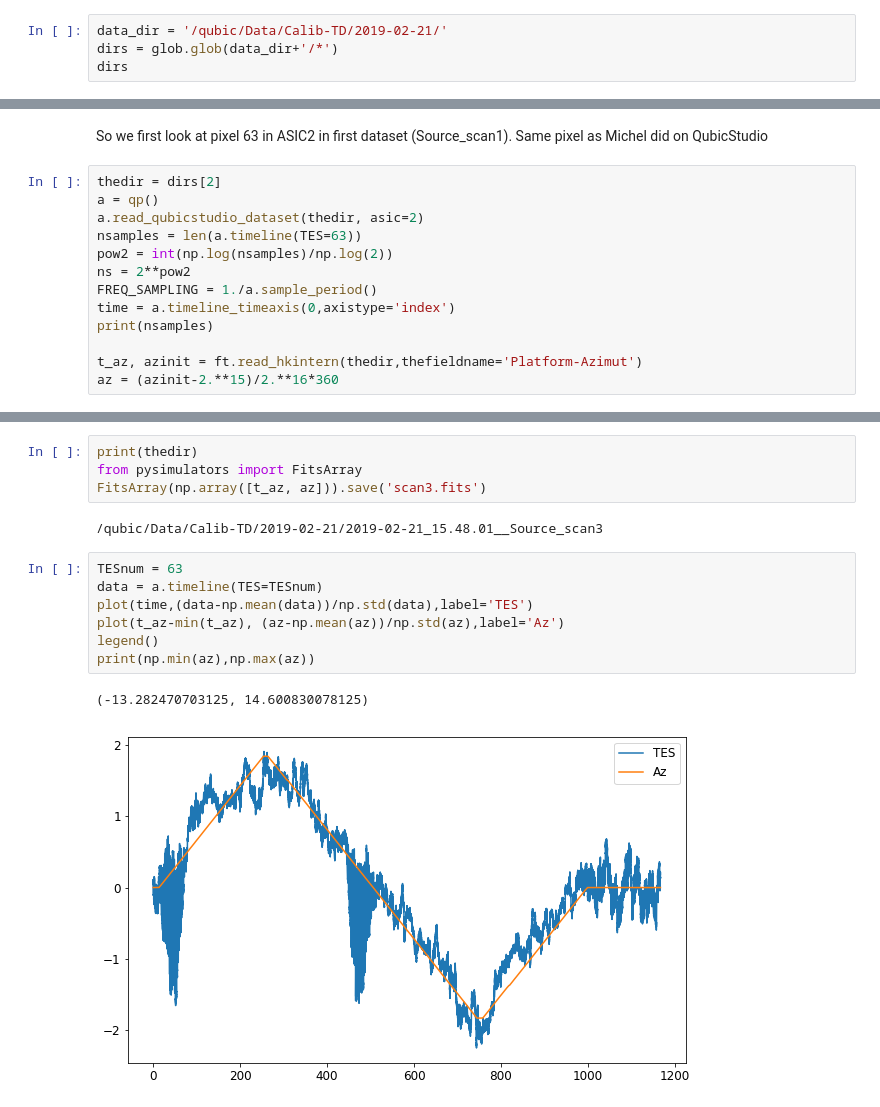
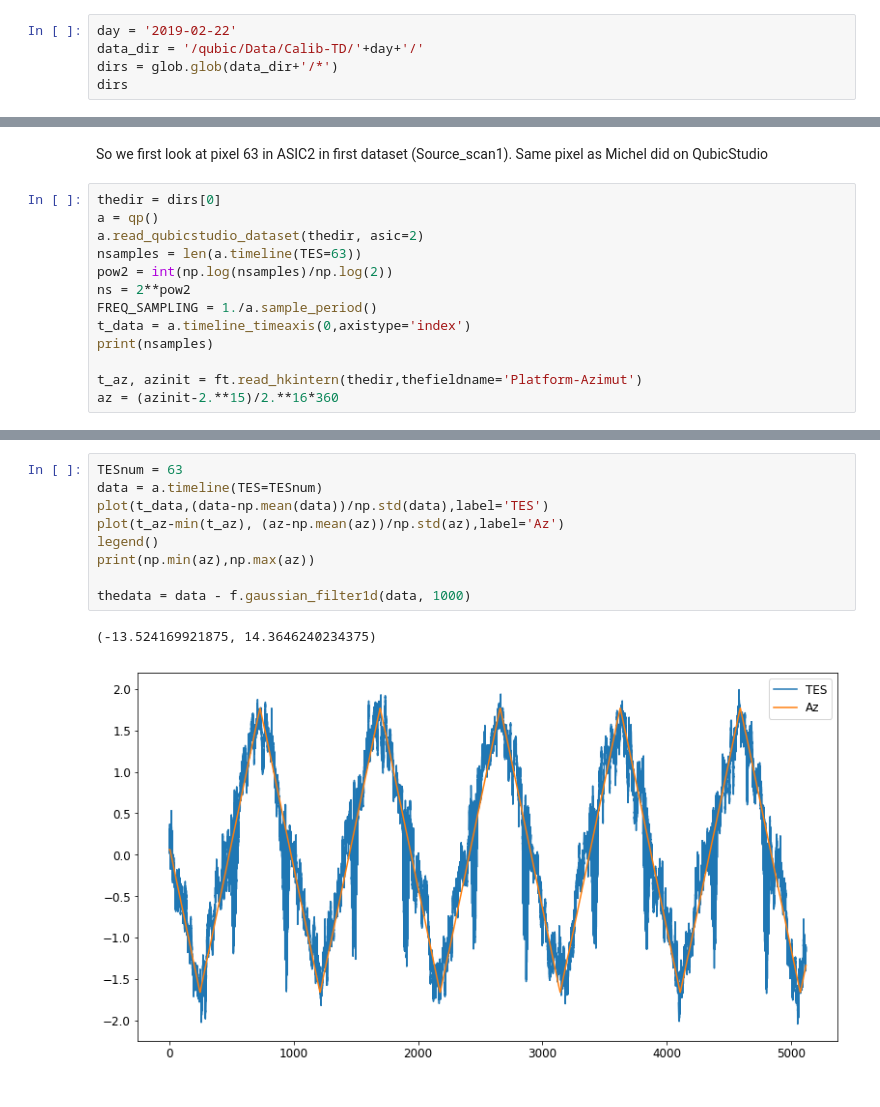
Before and after one commit to qubicsoft/qubic, a Jupyter notebook: qubic/scripts/Calibration/Continuous Scans Azimuth.ipynb, the cells around one changed output, grey strips where cells are left out. Cells and saved outputs as stored; diff of their text form.

Commit message:
Added Scan Source script

```diff
--- a/qubic/scripts/Calibration/Continuous Scans Azimuth.ipynb
+++ b/qubic/scripts/Calibration/Continuous Scans Azimuth.ipynb
@@ -21,5 +21,6 @@ Source modulation sinewave at 0.5Hz at 150 GHz
 # %%
-data_dir = '/qubic/Data/Calib-TD/2019-02-21/'
+day = '2019-02-22'
+data_dir = '/qubic/Data/Calib-TD/'+day+'/'
 dirs = glob.glob(data_dir+'/*')
 dirs
 # %% [output]
@@ -41,14 +40,14 @@ labels
 # %% [markdown]
 So we first look at pixel 63 in ASIC2 in first dataset (Source_scan1). Same pixel as Michel did on QubicStudio
 # %%
-thedir = dirs[2]
+thedir = dirs[0]
 a = qp()
 a.read_qubicstudio_dataset(thedir, asic=2)
 nsamples = len(a.timeline(TES=63))
 pow2 = int(np.log(nsamples)/np.log(2))
 ns = 2**pow2
 FREQ_SAMPLING = 1./a.sample_period()
-time = a.timeline_timeaxis(0,axistype='index')
+t_data = a.timeline_timeaxis(0,axistype='index')
 print(nsamples)
 
 t_az, azinit = ft.read_hkintern(thedir,thefieldname='Platform-Azimut')
@@ -73,17 +72,13 @@ Using TES temperature -1000.0mK
-# %%
-print(thedir)
-from pysimulators import FitsArray
-FitsArray(np.array([t_az, az])).save('scan3.fits')
-# %% [output]
-/qubic/Data/Calib-TD/2019-02-21/2019-02-21_15.48.01__Source_scan3
 # %%
 TESnum = 63
 data = a.timeline(TES=TESnum)
-plot(time,(data-np.mean(data))/np.std(data),label='TES')
+plot(t_data,(data-np.mean(data))/np.std(data),label='TES')
 plot(t_az-min(t_az), (az-np.mean(az))/np.std(az),label='Az')
 legend()
 print(np.min(az),np.max(az))
+
+thedata = data - f.gaussian_filter1d(data, 1000)
 # %% [output]
-(-13.282470703125, 14.600830078125)
+(-13.524169921875, 14.3646240234375)
-[figure, old version]
+[figure, new version]
 # %%
```
Also changed, not shown: parts of 12 cells of this notebook.
